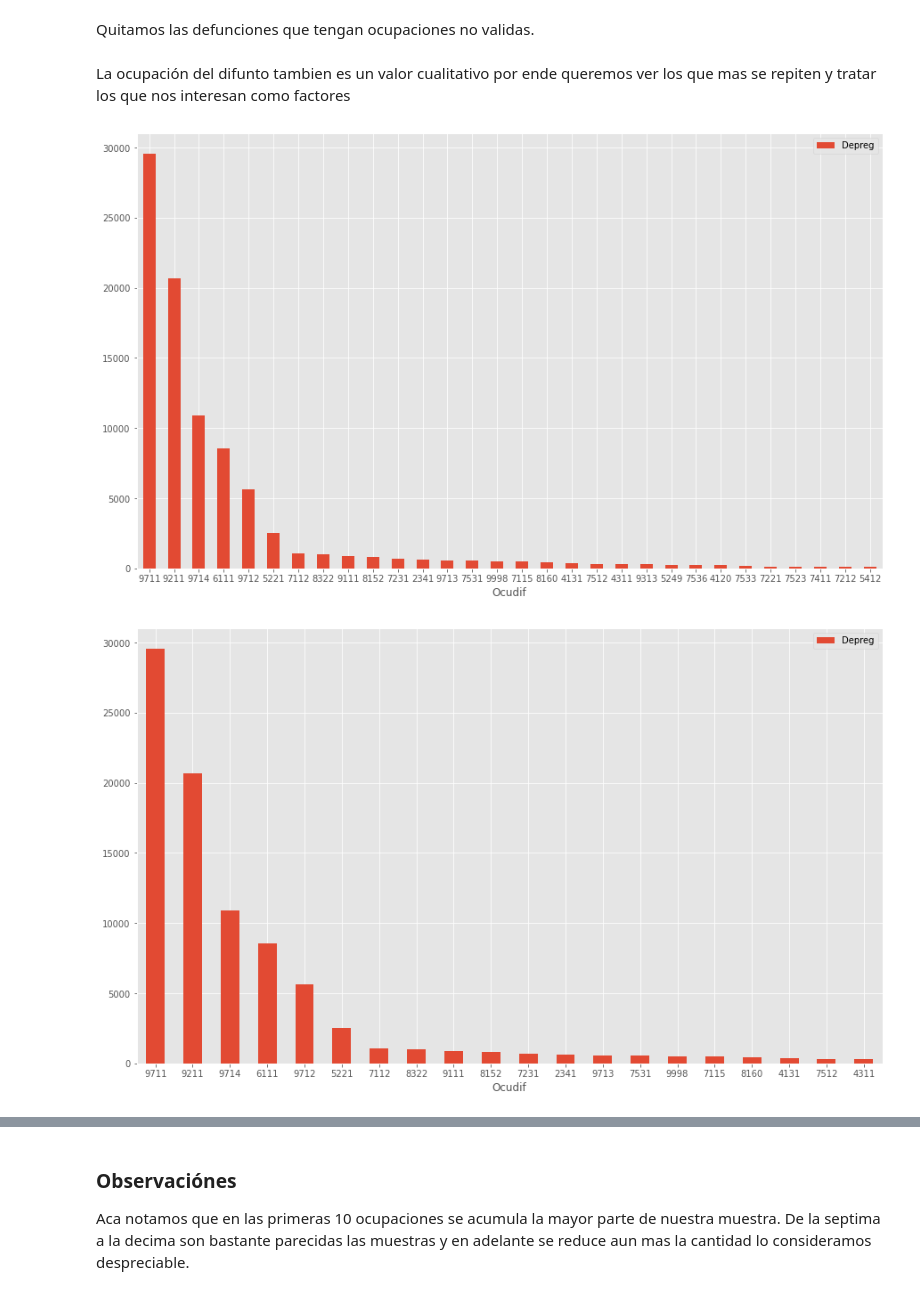
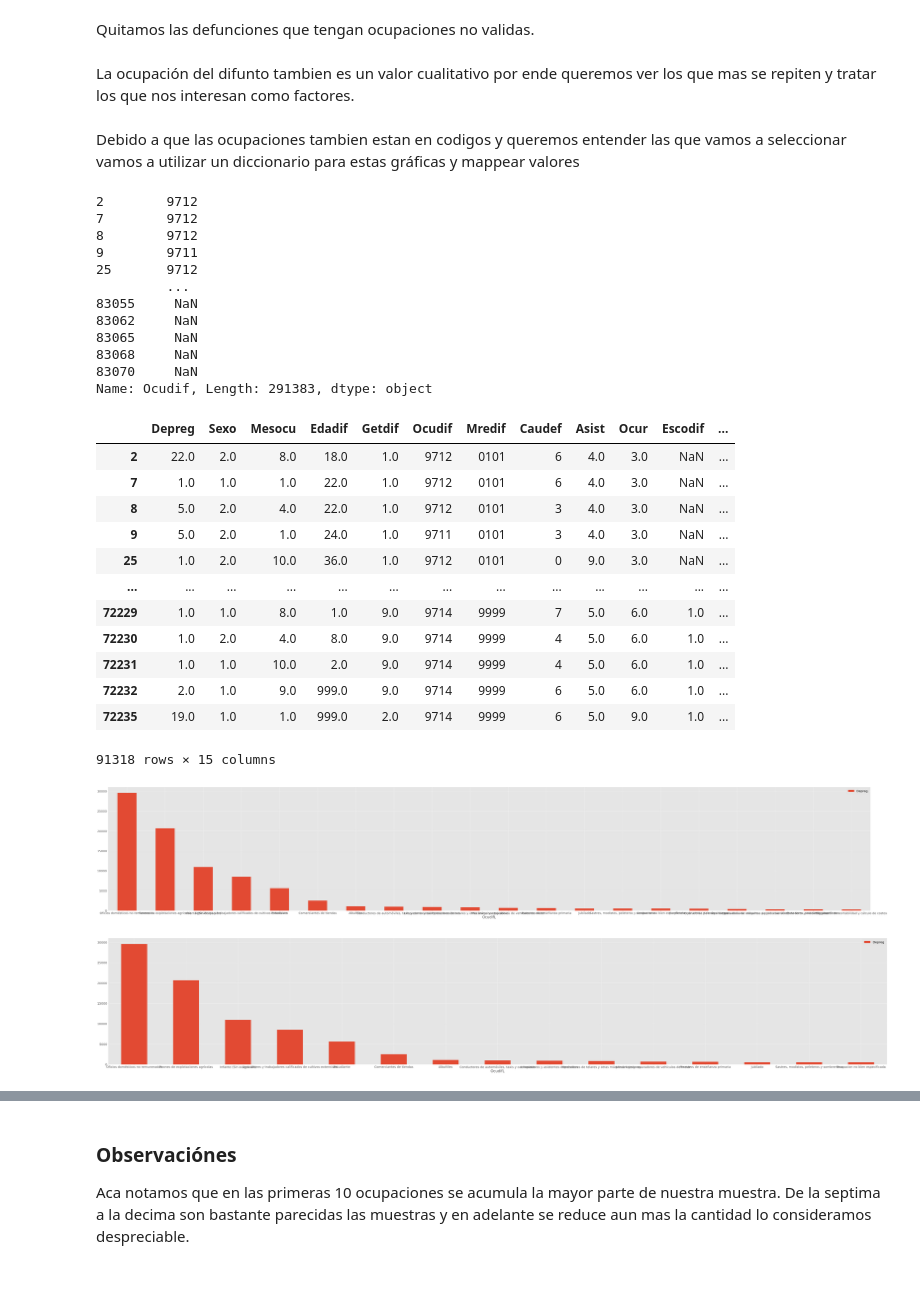
Before and after one commit to aeaa1998/proyecto-mineria-de-datos, a Jupyter notebook: Presentacion de resultados.ipynb, the cells around one changed output, grey strips where cells are left out. Saved outputs shown, nothing was run; the diff lists cells and outputs as text; code cells hidden in the pictures.

```diff
--- a/Presentacion de resultados.ipynb
+++ b/Presentacion de resultados.ipynb
@@ -141,10 +153,14 @@ defunciones.columns
 # %% [markdown]
 Procedemos a visualizar como se comporta la causa de defunción ya que hay mas de 1000 causas y no todas nos interesan de igual manera para esto crearemos una gráfica de barras para poder visualizar los resultados
 # %%
-plt.rcParams['figure.figsize'] = (15, 9)
+plt.rcParams['figure.figsize'] = (90, 15)
 plt.style.use('ggplot')
-df_res_d = defunciones.groupby('Caudef').count()
+plt.rcParams.update({'font.size': 20})
+df_res_d = defunciones.groupby('CaudefuncionL').count()
 df_res_d = df_res_d.sort_values('Depreg', ascending=False).head(30)
-ax = df_res_d.plot.bar(y='Depreg', rot=0)
-ax_2 = df_res_d.head(20).plot.bar(y='Depreg', rot=0)
+
+#Visualizamos las siguientes 15
+ax_2 = df_res_d.head(15).plot.bar(y='Depreg', rot=0)
+#Visualizamos las siguientes 10
+ax_2 = df_res_d.head(10).plot.bar(y='Depreg', rot=0)
 # %% [output]
@@ -152,0 +171,14 @@ ax_2 = df_res_d.head(20).plot.bar(y='Depreg', rot=0)
+# %%
+head_def_causes_des = df_res_d.head(15)
+print("---Top 15 enfermedades---")
+i = 0
+for index, row in head_def_causes_des.iterrows():
+    print(str(i+1),") ", index)
+    i+=1
+
+head_def_causes_des_10 = df_res_d.head(10)
+print("---Top 10 enfermedades---")
+i = 0
+for index, row in head_def_causes_des_10.iterrows():
+    print(str(i+1),") ", index)
+    i+=1
@@ -153,3 +203,6 @@ ax_2 = df_res_d.head(20).plot.bar(y='Depreg', rot=0)
+# %%
+#Botamos el valor que ya no nos es util en nuestro data frame
+defunciones = defunciones.drop(['CaudefuncionL'], axis=1)
 # %% [markdown]
 ### Observaciones de la Causa de defunción
 Como podemos observar en las gráficas de arriba notamos que luego de la 10ma causa de muerte ya la cantidad es menos de 1500 y se convierten la minoria por eso es que decidimos que no eran relevantes para nuestro dataset
@@ -212,12 +275,49 @@ Quitamos las defunciones que tengan ocupaciones no validas.
 #Temovemos las ocupaciones no validas
 defunciones = defunciones[defunciones.Ocudif != '9999']
 # %% [markdown]
-La ocupación del difunto tambien es un valor cualitativo por ende queremos ver los que mas se repiten y tratar los que nos interesan como factores
+La ocupación del difunto tambien es un valor cualitativo por ende queremos ver los que mas se repiten y tratar los que nos interesan como factores.
+# %% [markdown]
+Debido a que las ocupaciones tambien estan en codigos y queremos entender las que vamos a seleccionar vamos a utilizar un diccionario para estas gráficas y mappear valores
+# %%
+df_dicc_oc = pd.read_excel (r'Data/DiccionarioO.xlsx')
+dict_t_o = {}
+for index, row in df_dicc_oc.iterrows():
+    dict_t_o[str(row['Code'])] = row['description']
+defunciones['OcudifL'] = defunciones['Ocudif'].apply(lambda x: dict_t_o[str(x)] if str(x) in dict_t_o else 'N/A')
+print(defunciones['Ocudif'])
+lol = defunciones[defunciones['OcudifL'] != 'N/A'].copy()
+lol
+# %% [output]
+2        9712
+7        9712
+8        9712
+9        9711
+25       9712
+         ...
+83055     NaN
+83062     NaN
+83065     NaN
+83068     NaN
+83070     NaN
+Name: Ocudif, Length: 291383, dtype: object
+|  | Depreg | Sexo | Mesocu | Edadif | Getdif | Ocudif | Mredif | Caudef | Asist | Ocur | Escodif | ... |
+| 2 | 22.0 | 2.0 | 8.0 | 18.0 | 1.0 | 9712 | 0101 | 6 | 4.0 | 3.0 | NaN | ... |
+| 7 | 1.0 | 1.0 | 1.0 | 22.0 | 1.0 | 9712 | 0101 | 6 | 4.0 | 3.0 | NaN | ... |
+| 8 | 5.0 | 2.0 | 4.0 | 22.0 | 1.0 | 9712 | 0101 | 3 | 4.0 | 3.0 | NaN | ... |
+| 9 | 5.0 | 2.0 | 1.0 | 24.0 | 1.0 | 9711 | 0101 | 3 | 4.0 | 3.0 | NaN | ... |
+| 25 | 1.0 | 2.0 | 10.0 | 36.0 | 1.0 | 9712 | 0101 | 0 | 9.0 | 3.0 | NaN | ... |
+| ... | ... | ... | ... | ... | ... | ... | ... | ... | ... | ... | ... | ... |
+| 72229 | 1.0 | 1.0 | 8.0 | 1.0 | 9.0 | 9714 | 9999 | 7 | 5.0 | 6.0 | 1.0 | ... |
+| 72230 | 1.0 | 2.0 | 4.0 | 8.0 | 9.0 | 9714 | 9999 | 4 | 5.0 | 6.0 | 1.0 | ... |
+| 72231 | 1.0 | 1.0 | 10.0 | 2.0 | 9.0 | 9714 | 9999 | 4 | 5.0 | 6.0 | 1.0 | ... |
+| 72232 | 2.0 | 1.0 | 9.0 | 999.0 | 9.0 | 9714 | 9999 | 6 | 5.0 | 6.0 | 1.0 | ... |
+| 72235 | 19.0 | 1.0 | 1.0 | 999.0 | 2.0 | 9714 | 9999 | 6 | 5.0 | 9.0 | 1.0 | ... |
+91318 rows × 15 columns
 # %%
-df_res_ocu_d = defunciones.groupby('Ocudif').count()
-df_res_ocu_d = df_res_ocu_d.sort_values('Depreg', ascending=False).head(30)
+df_res_ocu_d = lol.groupby('OcudifL').count()
+df_res_ocu_d = df_res_ocu_d.sort_values('Depreg', ascending=False).head(20)
 ax = df_res_ocu_d.plot.bar(y='Depreg', rot=0)
-ax_2 = df_res_ocu_d.head(20).plot.bar(y='Depreg', rot=0)
+ax_2 = df_res_ocu_d.head(15).plot.bar(y='Depreg', rot=0)
 # %% [output]
-[figure, old version]
+[figure, new version]
-[figure, old version]
+[figure, new version]
```
Also changed, not shown: parts of 13 cells of this notebook, 3 other files.
